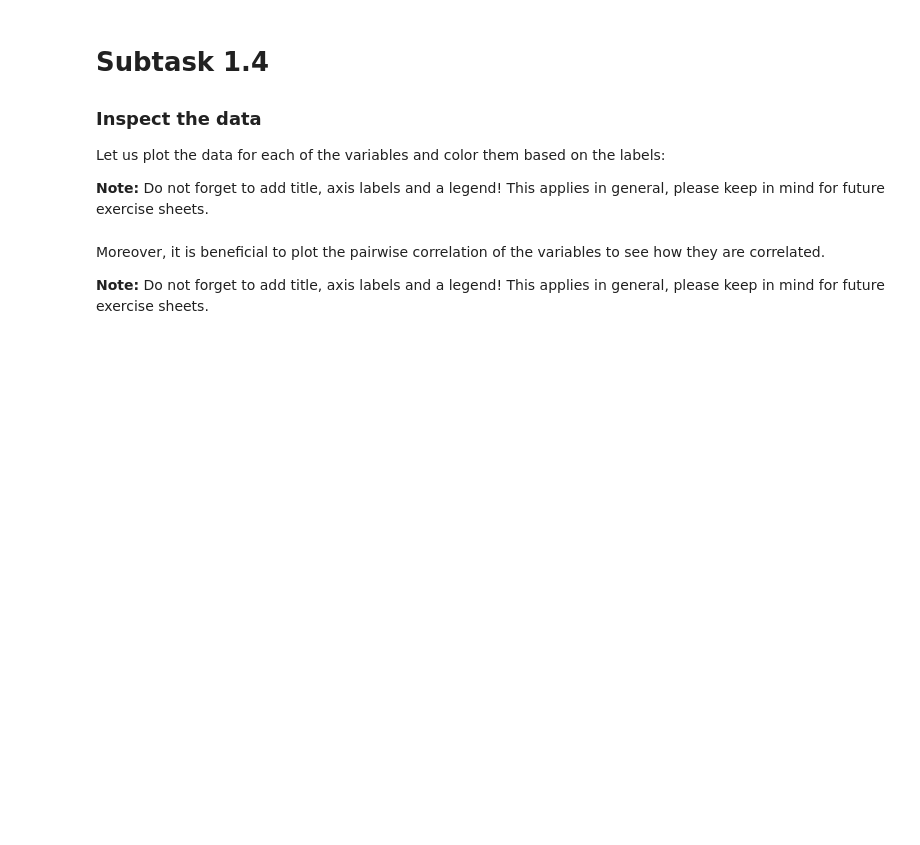
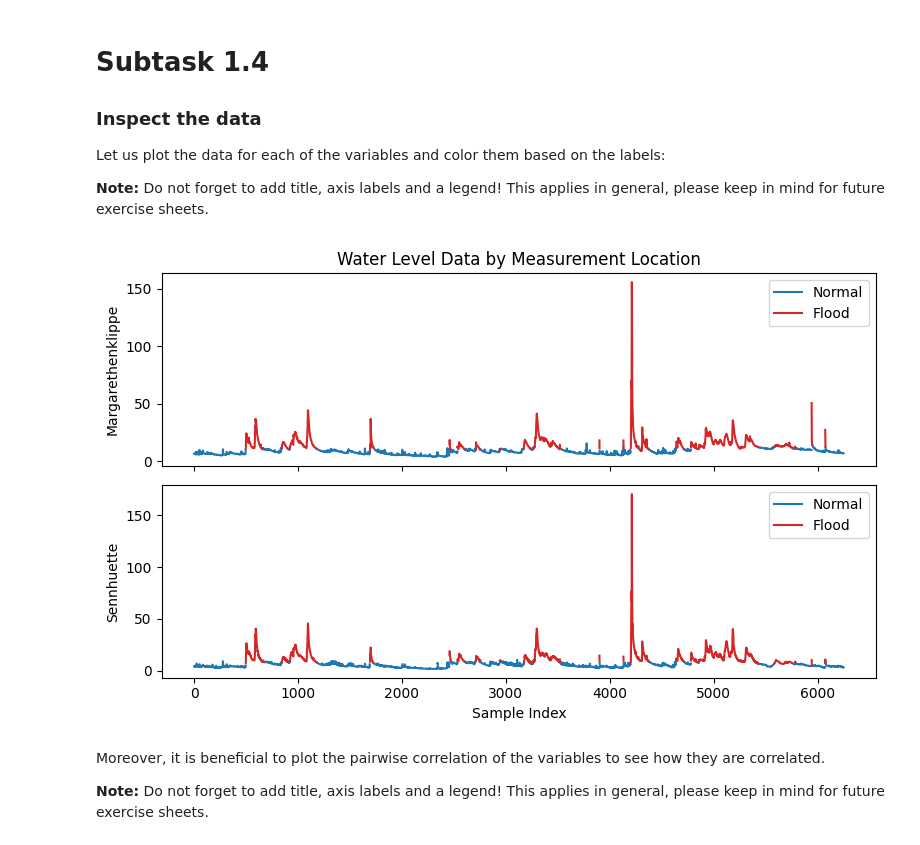
Before and after one commit to hamoud-Hmd/ADL_google_colab, a Jupyter notebook: Task_01.ipynb, the cells around one changed output. Cells and saved outputs as stored; diff of their text form; code cells hidden in the pictures; blank space fills up the shorter version.

```diff
--- a/Task_01.ipynb
+++ b/Task_01.ipynb
@@ -210,0 +231,5 @@ print(c)
+# %%
+wdir = '/content/drive/MyDrive/ADL/Lecture_01/'
+with open(wdir + 'foo.txt', 'w') as f:
+  f.write('Hello Google Drive!')
+!cat /content/drive/MyDrive/ADL/Lecture_01/foo.txt
@@ -211,3 +238,3 @@ print(c)
 # %%
-data = pd.read_csv('Flood_Data_Classification.csv')
+data = pd.read_csv(wdir + 'Flood_Data_Classification.csv')
 data
@@ -227,3 +263,25 @@ ax[0].plot(np.where(data['labels']==0, data['Margarethenklippe'], None), color='
+# %%
+fig, ax = plt.subplots(2, 1, figsize=(8, 5), sharex=True)
+
+
+# Plot for Normal data (label=0)
+ax[0].plot(np.where(data['labels']==0, data['Margarethenklippe'], None), color='tab:blue', label='Normal')
+ax[0].plot(np.where(data['labels']==1, data['Margarethenklippe'], None), color='tab:red', label='Flood')
+ax[0].set_ylabel('Margarethenklippe')
+ax[0].set_title('Water Level Data by Measurement Location')
+ax[0].legend()
+
+# Plot for Sennhuette data
+ax[1].plot(np.where(data['labels']==0, data['Sennhuette'], None), color='tab:blue', label='Normal')
+ax[1].plot(np.where(data['labels']==1, data['Sennhuette'], None), color='tab:red', label='Flood')
+ax[1].set_xlabel('Sample Index')
+ax[1].set_ylabel('Sennhuette')
+ax[1].legend()
+
+plt.tight_layout()
+plt.show()
+# %% [output]
+[figure, added]
 # %% [markdown]
 Moreover, it is beneficial to plot the pairwise correlation of the variables to see how they are correlated.
 
```
Also changed, not shown: parts of 26 cells of this notebook.
